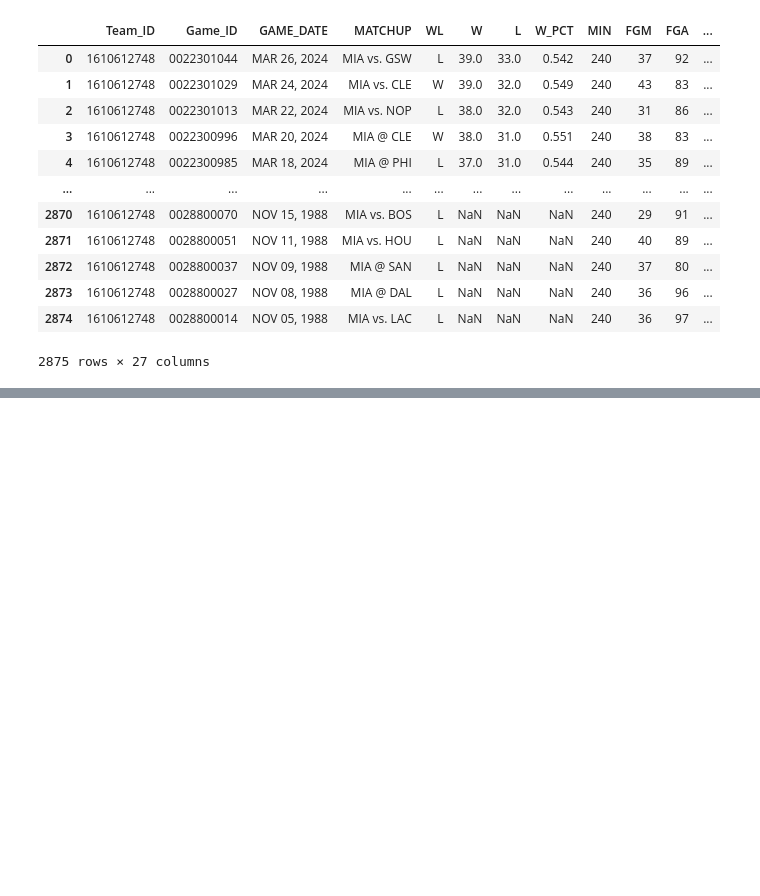
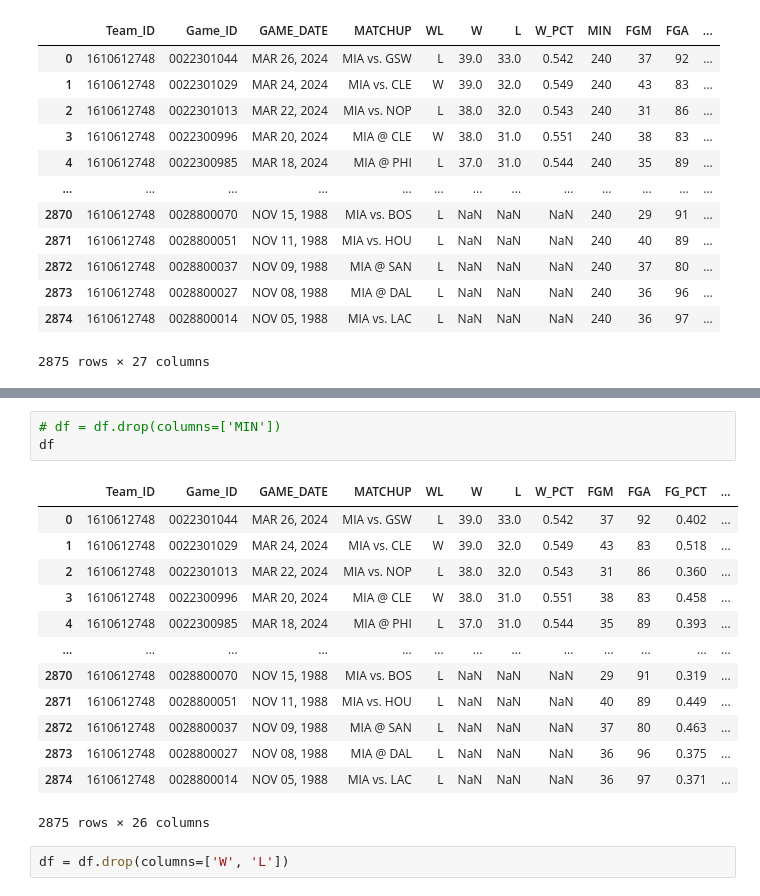
Before and after one commit to cbxiii/nba_team_analysis, a Jupyter notebook: analysis.ipynb, the cells around one changed output, grey strips where cells are left out. Cells and saved outputs as stored; diff of their text form; blank space fills up the shorter version.

```diff
--- a/analysis.ipynb
+++ b/analysis.ipynb
@@ -93,0 +134,19 @@ df
+# %%
+# df = df.drop(columns=['MIN'])
+df
+# %% [output]
+|  | Team_ID | Game_ID | GAME_DATE | MATCHUP | WL | W | L | W_PCT | FGM | FGA | FG_PCT | ... |
+| 0 | 1610612748 | 0022301044 | MAR 26, 2024 | MIA vs. GSW | L | 39.0 | 33.0 | 0.542 | 37 | 92 | 0.402 | ... |
+| 1 | 1610612748 | 0022301029 | MAR 24, 2024 | MIA vs. CLE | W | 39.0 | 32.0 | 0.549 | 43 | 83 | 0.518 | ... |
+| 2 | 1610612748 | 0022301013 | MAR 22, 2024 | MIA vs. NOP | L | 38.0 | 32.0 | 0.543 | 31 | 86 | 0.360 | ... |
+| 3 | 1610612748 | 0022300996 | MAR 20, 2024 | MIA @ CLE | W | 38.0 | 31.0 | 0.551 | 38 | 83 | 0.458 | ... |
+| 4 | 1610612748 | 0022300985 | MAR 18, 2024 | MIA @ PHI | L | 37.0 | 31.0 | 0.544 | 35 | 89 | 0.393 | ... |
+| ... | ... | ... | ... | ... | ... | ... | ... | ... | ... | ... | ... | ... |
+| 2870 | 1610612748 | 0028800070 | NOV 15, 1988 | MIA vs. BOS | L | NaN | NaN | NaN | 29 | 91 | 0.319 | ... |
+| 2871 | 1610612748 | 0028800051 | NOV 11, 1988 | MIA vs. HOU | L | NaN | NaN | NaN | 40 | 89 | 0.449 | ... |
+| 2872 | 1610612748 | 0028800037 | NOV 09, 1988 | MIA @ SAN | L | NaN | NaN | NaN | 37 | 80 | 0.463 | ... |
+| 2873 | 1610612748 | 0028800027 | NOV 08, 1988 | MIA @ DAL | L | NaN | NaN | NaN | 36 | 96 | 0.375 | ... |
+| 2874 | 1610612748 | 0028800014 | NOV 05, 1988 | MIA vs. LAC | L | NaN | NaN | NaN | 36 | 97 | 0.371 | ... |
+2875 rows × 26 columns
+# %%
+df = df.drop(columns=['W', 'L'])
```
Also changed, not shown: parts of 10 cells of this notebook.
